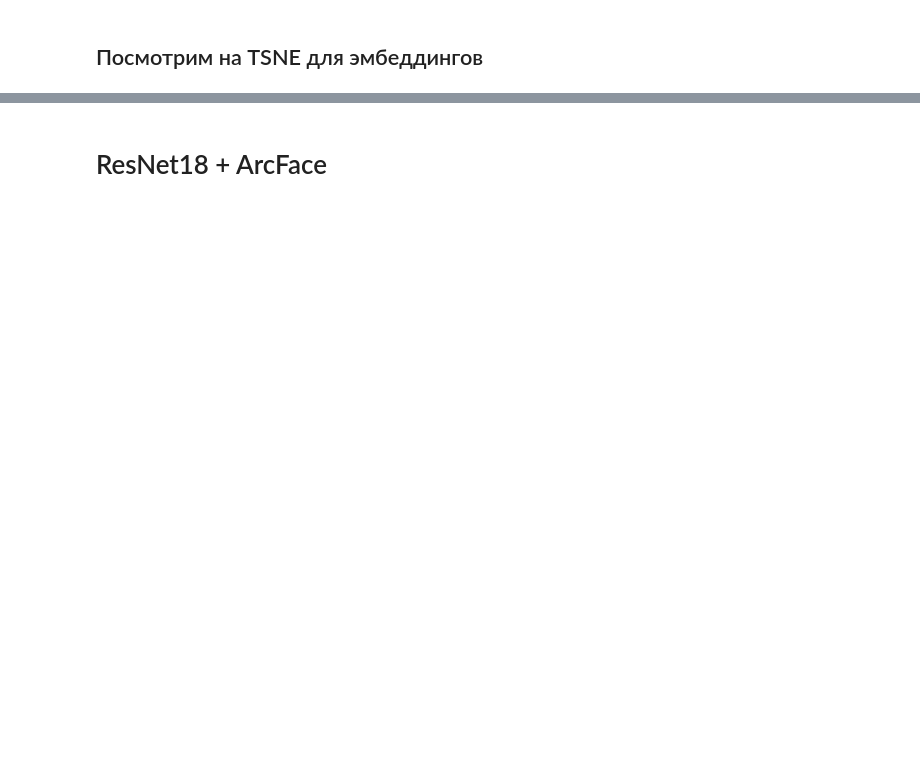
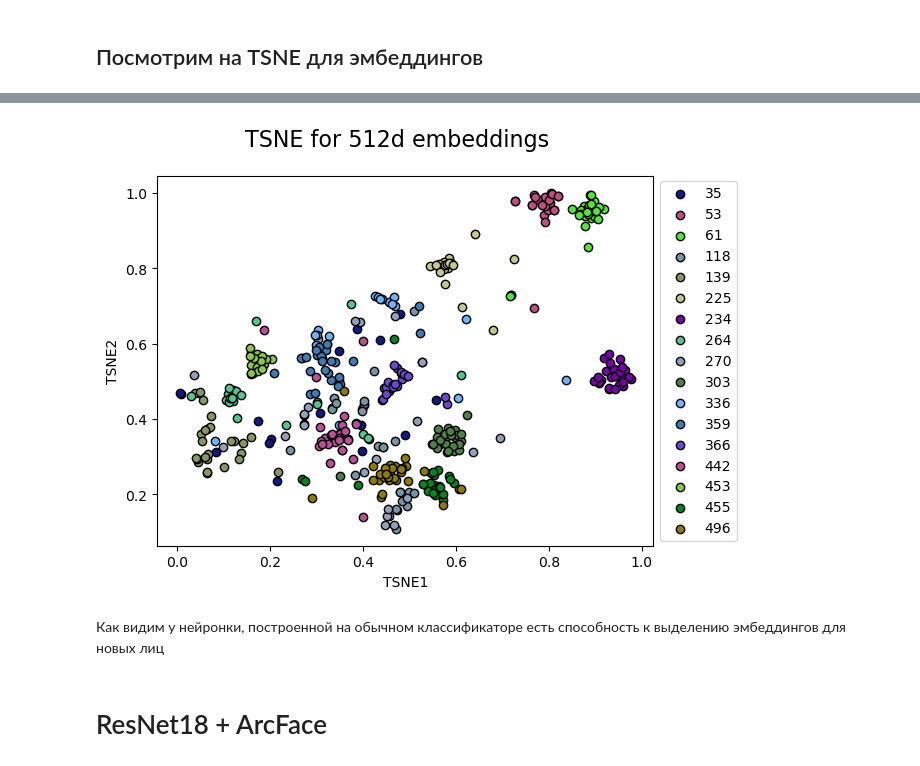
Before and after one commit to mikheevshow/Face-Recognition-Pipeline, a Jupyter notebook: train-face-recognition-final.ipynb, the cells around one changed output, grey strips where cells are left out. Cells and saved outputs as stored; diff of their text form; code cells hidden in the pictures; blank space fills up the shorter version.

```diff
--- a/train-face-recognition-final.ipynb
+++ b/train-face-recognition-final.ipynb
@@ -141,0 +208,6 @@ test_thr, test_tpr
+# %%
+# Используем датасет из набора celeb_ir
+from metrics.celeb_query_dataset import CelebQueryDataset
+
+celeb_query_ds = CelebQueryDataset()
+celeb_query_dataloader = DataLoader(dataset=celeb_query_ds, batch_size=100, shuffle=False)
@@ -142,2 +216,8 @@ test_thr, test_tpr
+# %%
+tsne(model, celeb_query_dataloader, device)
+# %% [output]
+[figure, added]
+# %% [markdown]
+Как видим у нейронки, построенной на обычном классификаторе есть способность к выделению эмбеддингов для новых лиц
 # %% [markdown]
 # ResNet18 + ArcFace
```
Also changed, not shown: parts of 41 cells of this notebook, 8 other files.
